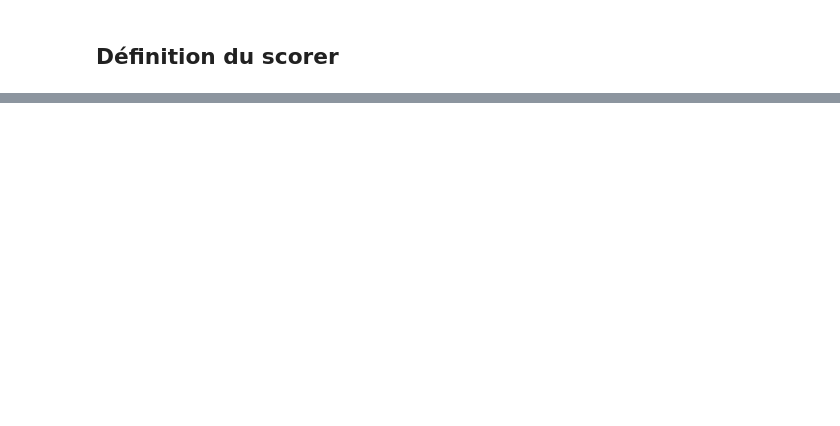
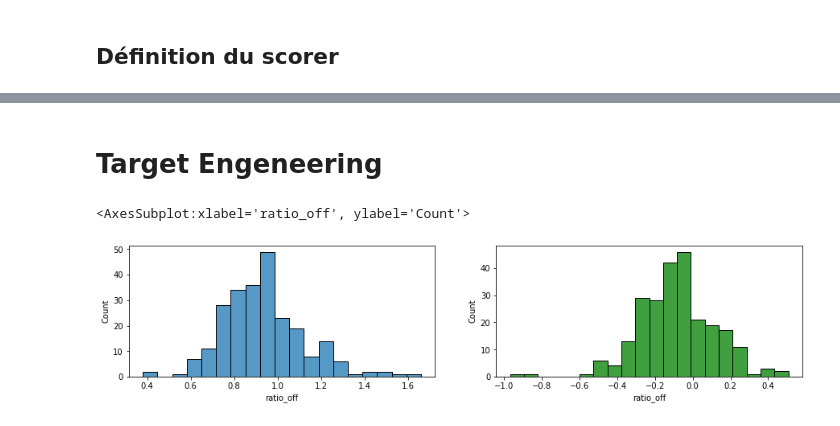
Before and after one commit to olivierpavee/nba_forecast, a Jupyter notebook: notebooks/bboinier_Data_Exploration.ipynb, the cells around one changed output, grey strips where cells are left out. Drawn from its saved outputs; the diff is of its cells as text; code cells hidden in the pictures; blank space fills up the shorter version.

```diff
--- a/notebooks/bboinier_Data_Exploration.ipynb
+++ b/notebooks/bboinier_Data_Exploration.ipynb
@@ -323,0 +523,12 @@ score_baseline
+# %% [markdown]
+# Target Engeneering
+# %%
+y_off_log = np.log(y_off)
+plt.figure(figsize=(15,3))
+plt.subplot(1,2,1)
+sns.histplot(y_off)
+plt.subplot(1,2,2)
+sns.histplot(y_off_log, color='green')
+# %% [output]
+<AxesSubplot:xlabel='ratio_off', ylabel='Count'>
+[figure, added]
```
Also changed, not shown: parts of 85 cells of this notebook.
